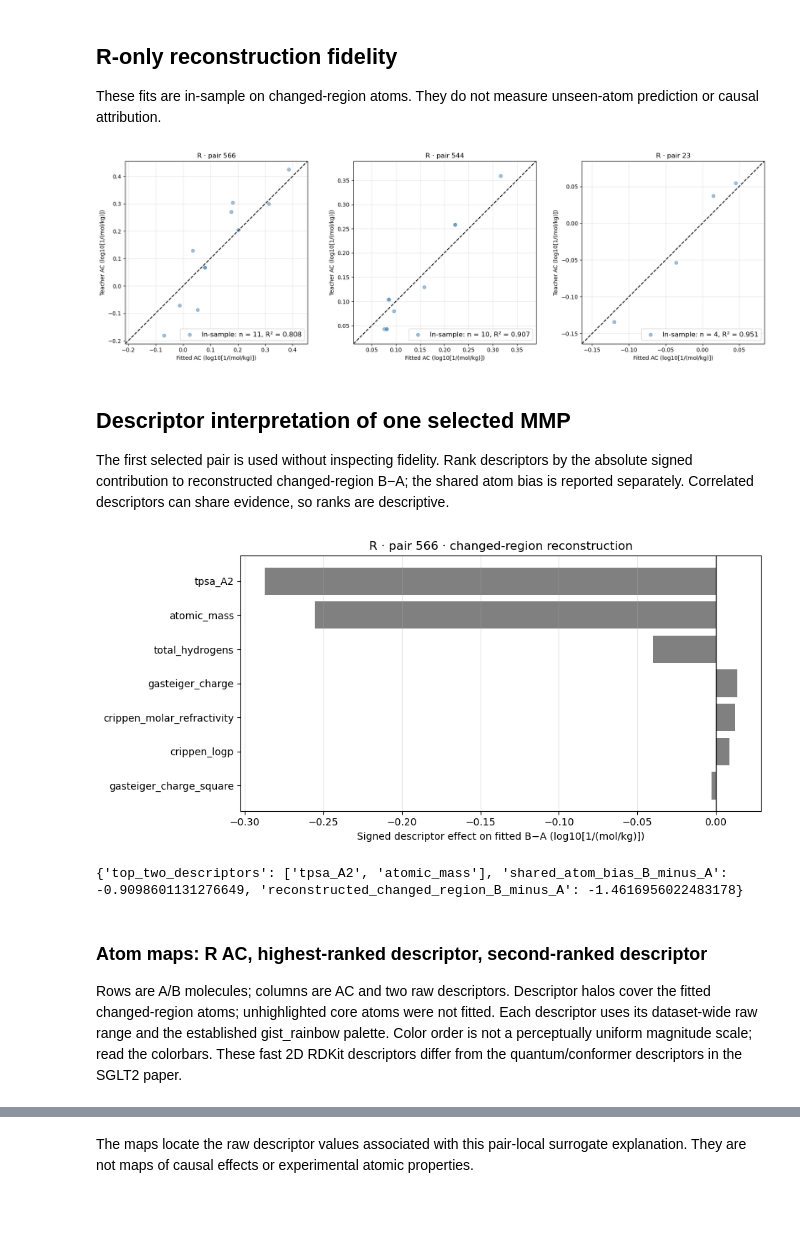
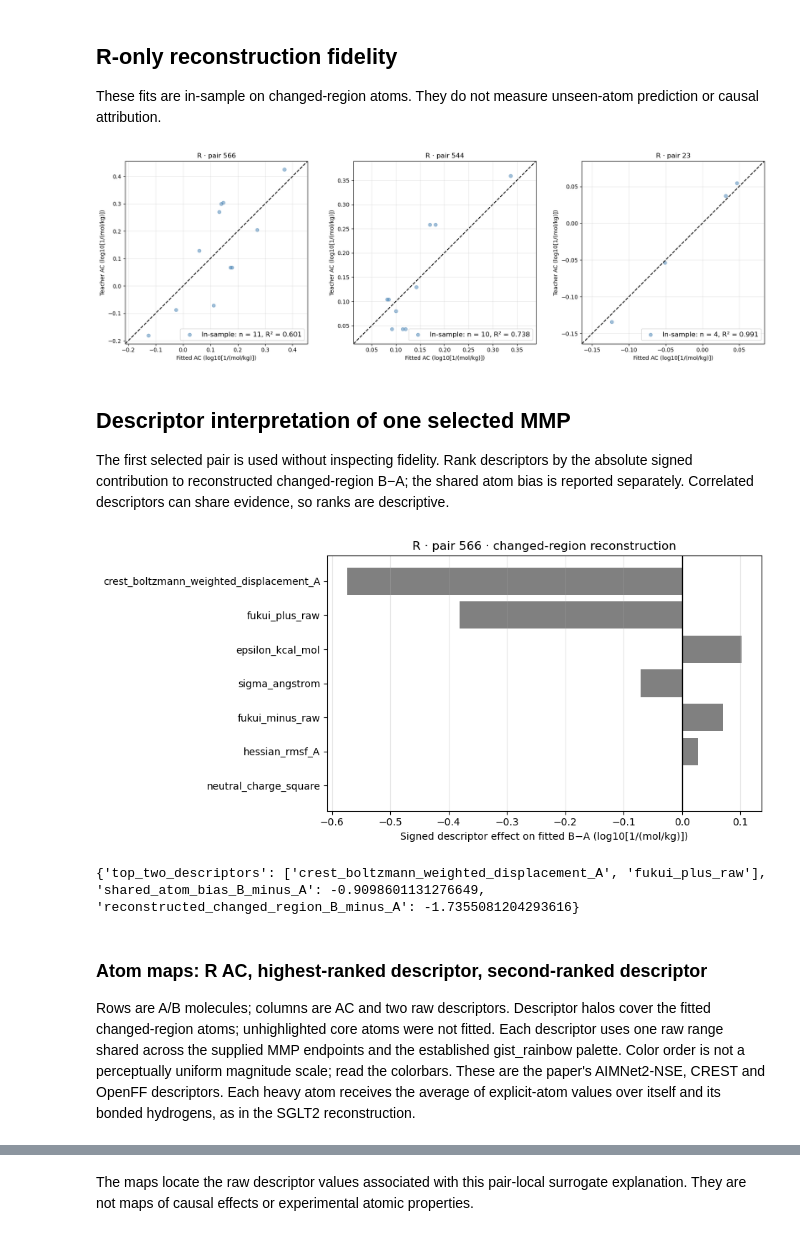
Before and after one commit to yu-tateyan-15/XAI-Chem-SPIRE, a Jupyter notebook: test_sample/ld50_toxicity.ipynb, the cells around one changed output, grey strips where cells are left out. Cells and saved outputs as stored; diff of their text form; code cells hidden in the pictures; blank space fills up the shorter version.

```diff
--- a/test_sample/ld50_toxicity.ipynb
+++ b/test_sample/ld50_toxicity.ipynb
@@ -32,3 +27,8 @@ LOCAL_PROJECT_ROOT = "."
+# %%
+# Parameters
+LOCAL_PROJECT_ROOT = "."
+RUN_MODE = "train"
+RUN_NAME = "ld50_transfer"
 # %% [markdown]
 ## 1. Runtime and public API
 # %%
@@ -301,12 +312,15 @@ seven RDKit descriptors and Ridge alpha=1 to R changed-region ACs only.
 from xai_chem.reconstruction import fit_pair
 # Select distinct transformations by observed target gap, never by AC/fidelity.
 # These deliberately strong contrasts illustrate the method, not average performance.
-selected_pairs = (mmp.loc[validation_pairs]
+descriptors = load_paper_atom_descriptors(ROOT / "test_sample/input_data/ld50/paper_atom_descriptors.csv", frame)
+# Restrict reconstruction examples to endpoints with verified paper descriptors.
+# Mayr excludes unassignable Sage chemistry before ranking by measured target gap.
+descriptor_rows = set(descriptors["graph_id"])
+selected_pairs = (mmp.loc[validation_pairs & mmp["i_id"].isin(descriptor_rows) & mmp["j_id"].isin(descriptor_rows)]
     .assign(abs_target_difference=lambda rows: (rows["target_j"] - rows["target_i"]).abs())
     .sort_values(["abs_target_difference", "pair_id"], ascending=[False, True], kind="stable")
     .drop_duplicates("mmp_transform").head(3))
 selected_pairs.to_csv(run_root / "selected_mmp_examples.csv", index=False)
-descriptors = rdkit_atom_descriptors(frame)
 teacher = completed["R"].atom_contributions.rename(columns={
     "source_row_index": "graph_id", "smiles_atom_index": "atom_idx",
     "atom_contribution_raw": "atom_contribution",
@@ -325,7 +339,7 @@ for pair in selected_pairs.itertuples(index=False):
     key = pd.Series({"context_id": context, "pair_id": pair.pair_id,
                      "molecule_a": frame.iloc[pair.i_id]["cid"],
                      "molecule_b": frame.iloc[pair.j_id]["cid"]})
-    fitted = fit_pair(key, inputs, alpha=1.0, features=RDKit_DESCRIPTORS)
+    fitted = fit_pair(key, inputs, alpha=1.0, features=PAPER_DESCRIPTORS)
     fitted.atoms.to_csv(run_root / f"R_pair_{pair.pair_id}_atom_reconstruction.csv", index=False)
     fitted.concept_totals.to_csv(run_root / f"R_pair_{pair.pair_id}_descriptor_effects.csv", index=False)
     fits.append(fitted.metrics.assign(condition="R"))
@@ -391,7 +405,7 @@ figure.tight_layout()
 save_publication_figure(figure, run_root / "vis" / "R_reconstruction_yy.png")
 display(figure); plt.close(figure)
 # %% [output]
-[figure, old version]
+[figure, new version]
 # %% [markdown]
 ## Descriptor interpretation of one selected MMP
 
@@ -399,34 +413,34 @@ The first selected pair is used without inspecting fidelity. Rank descriptors by
 # %%
 # Use the first selected MMP as a declared example; do not select by fit quality.
 example_pair = next(selected_pairs.itertuples(index=False))
 fitted = fitted_pairs[example_pair.pair_id]
 effects = fitted.concept_totals.drop_duplicates("concept").set_index("concept")["B_minus_A"]
-descriptor_effects = effects.loc[list(RDKit_DESCRIPTORS)]
+descriptor_effects = effects.loc[list(PAPER_DESCRIPTORS)]
 # Rank pair-difference effects, not coefficients or arbitrary display contrast.
 ranking = descriptor_effects.rename("effect_B_minus_A").rename_axis("descriptor").reset_index()
 ranking["absolute_effect"] = ranking["effect_B_minus_A"].abs()
 ranking = ranking.sort_values(["absolute_effect", "descriptor"], ascending=[False, True], kind="stable")
 top_descriptors = ranking.head(2)["descriptor"].tolist()
 ranking.to_csv(run_root / f"R_pair_{example_pair.pair_id}_descriptor_ranking.csv", index=False)
 figure, axis = plt.subplots(figsize=(9.5, 4.5))
 axis.barh(ranking["descriptor"], ranking["effect_B_minus_A"], color="0.5")
 axis.invert_yaxis(); axis.axvline(0, color="black", linewidth=1)
 axis.set(xlabel=f"Signed descriptor effect on fitted B−A ({TARGET_UNITS})",
          title=f"R · pair {example_pair.pair_id} · changed-region reconstruction")
 axis.grid(axis="x", alpha=0.3)
 figure.tight_layout()
 save_publication_figure(figure, run_root / "vis" / "R_descriptor_effects.png")
 display(figure); plt.close(figure)
 print({"top_two_descriptors": top_descriptors,
        "shared_atom_bias_B_minus_A": float(effects.loc["shared atom bias"]),
        "reconstructed_changed_region_B_minus_A": float(effects.sum())})
 # %% [output]
-[figure, old version]
+[figure, new version]
-{'top_two_descriptors': ['tpsa_A2', 'atomic_mass'], 'shared_atom_bias_B_minus_A': -0.9098601131276649, 'reconstructed_changed_region_B_minus_A': -1.4616956022483178}
+{'top_two_descriptors': ['crest_boltzmann_weighted_displacement_A', 'fukui_plus_raw'], 'shared_atom_bias_B_minus_A': -0.9098601131276649, 'reconstructed_changed_region_B_minus_A': -1.7355081204293616}
 # %% [markdown]
 ### Atom maps: R AC, highest-ranked descriptor, second-ranked descriptor
 
-Rows are A/B molecules; columns are AC and two raw descriptors. Descriptor halos cover the fitted changed-region atoms; unhighlighted core atoms were not fitted. Each descriptor uses its dataset-wide raw range and the established gist_rainbow palette. Color order is not a perceptually uniform magnitude scale; read the colorbars. These fast 2D RDKit descriptors differ from the quantum/conformer descriptors in the SGLT2 paper.
+Rows are A/B molecules; columns are AC and two raw descriptors. Descriptor halos cover the fitted changed-region atoms; unhighlighted core atoms were not fitted. Each descriptor uses one raw range shared across the supplied MMP endpoints and the established gist_rainbow palette. Color order is not a perceptually uniform magnitude scale; read the colorbars. These are the paper's AIMNet2-NSE, CREST and OpenFF descriptors. Each heavy atom receives the average of explicit-atom values over itself and its bonded hydrogens, as in the SGLT2 reconstruction.
 # %%
 from xai_chem.plotting import plot_pair_descriptor_maps
 # Show raw descriptor values on the same changed atoms that entered the surrogate.
```
Also changed, not shown: parts of 9 cells of this notebook, 14 other files.
